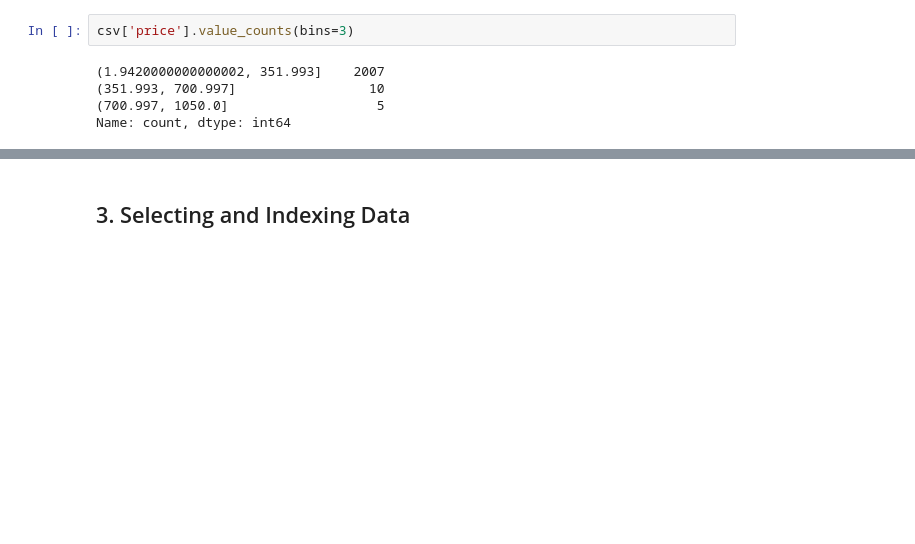
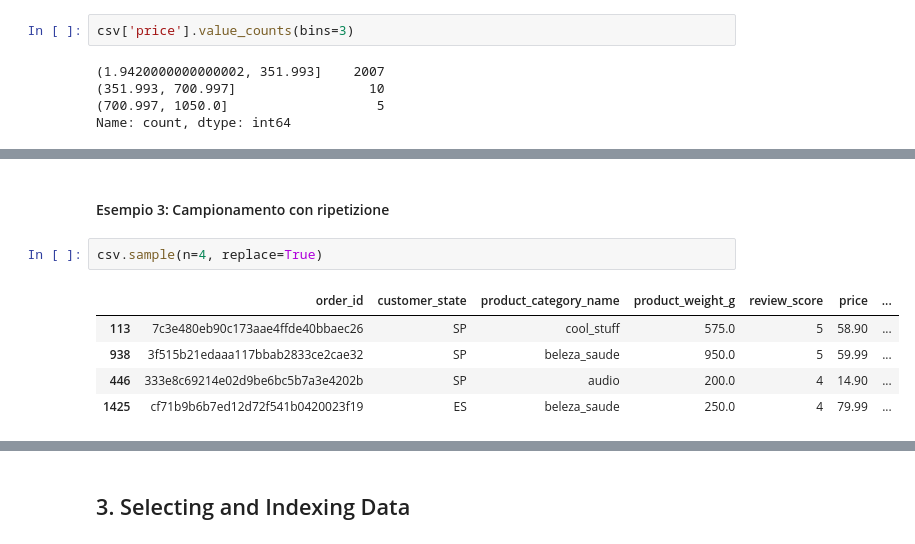
Before and after one commit to enzoschitini/Guide-to-Using-Pandas, a Jupyter notebook: Pandas Notebook Guide.ipynb, the cells around one changed output, grey strips where cells are left out. Cells and saved outputs as stored; diff of their text form; blank space fills up the shorter version.

```diff
--- a/Pandas Notebook Guide.ipynb
+++ b/Pandas Notebook Guide.ipynb
@@ -556,0 +869,10 @@ Name: count, dtype: int64
+# %% [markdown]
+#### Esempio 3: Campionamento con ripetizione
+# %%
+csv.sample(n=4, replace=True)
+# %% [output]
+|  | order_id | customer_state | product_category_name | product_weight_g | review_score | price | ... |
+| 113 | 7c3e480eb90c173aae4ffde40bbaec26 | SP | cool_stuff | 575.0 | 5 | 58.90 | ... |
+| 938 | 3f515b21edaaa117bbab2833ce2cae32 | SP | beleza_saude | 950.0 | 5 | 59.99 | ... |
+| 446 | 333e8c69214e02d9be6bc5b7a3e4202b | SP | audio | 200.0 | 4 | 14.90 | ... |
+| 1425 | cf71b9b6b7ed12d72f541b0420023f19 | ES | beleza_saude | 250.0 | 4 | 79.99 | ... |
```
Also changed, not shown: parts of 45 cells of this notebook.
